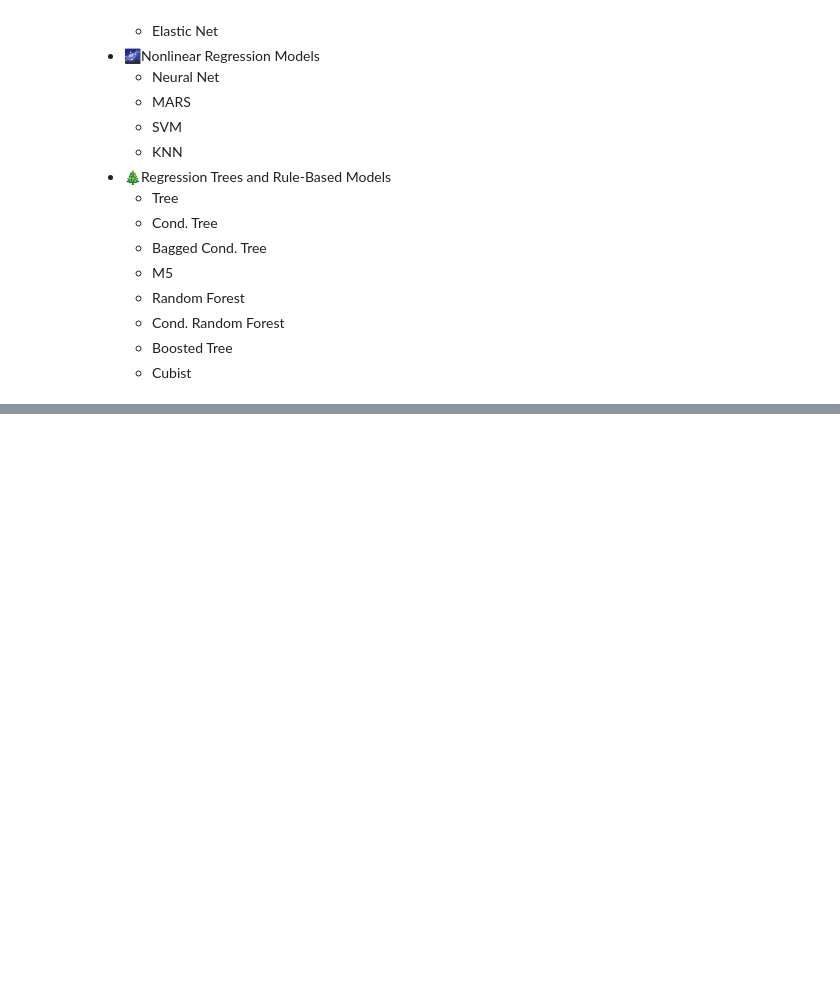
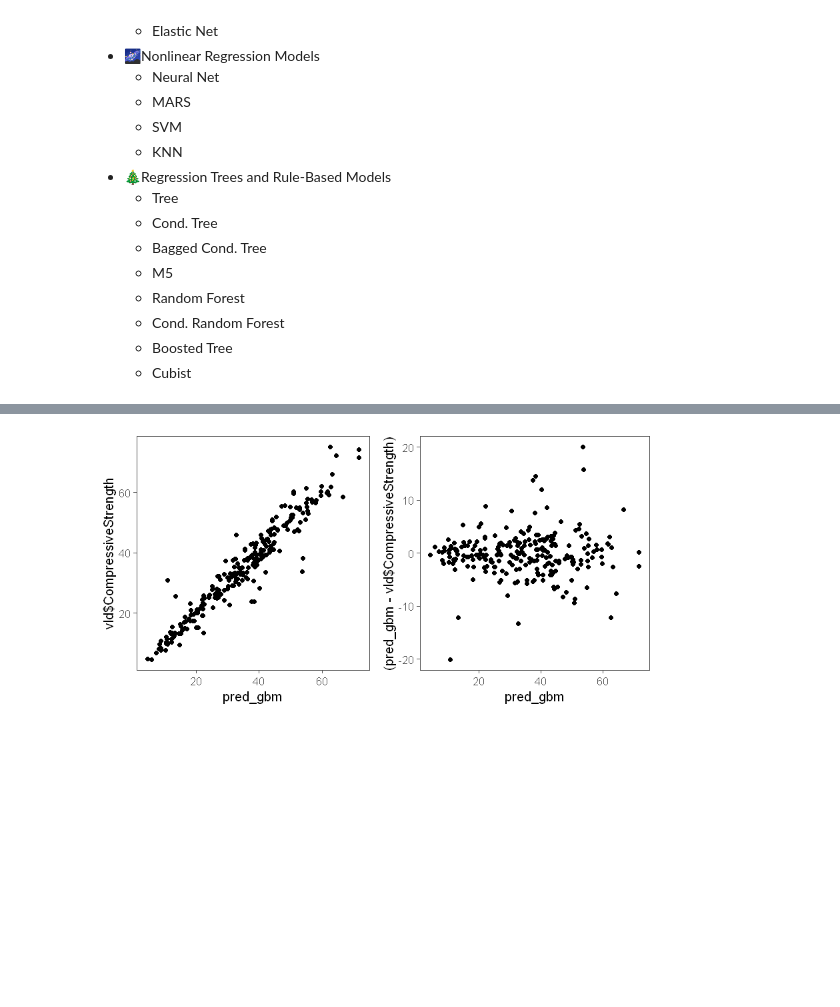
Before and after one commit to Randallzoeng/BookClub, a Jupyter notebook: AppliedPredictiveModeling/Chap. 10 Case Study Compressive Strength of Concrete Mixture.ipynb, the cells around one changed output, grey strips where cells are left out. Drawn from its saved outputs; the diff is of its cells as text; code cells hidden in the pictures; blank space fills up the shorter version.

```diff
--- a/AppliedPredictiveModeling/Chap. 10 Case Study Compressive Strength of Concrete Mixture.ipynb
+++ b/AppliedPredictiveModeling/Chap. 10 Case Study Compressive Strength of Concrete Mixture.ipynb
@@ -335,0 +444,15 @@ fit_resamples <- resamples(list(
+# %%
+pred_gbm <- predict(fit_gbm,vld)
+pred_cubist <- predict(fit_cubist,vld)
+pred_rf <- predict(fit_rf,vld)
+# %%
+library(ggplot2)
+library(ggthemes)
+#pred vs. obs
+p3 <- ggplot(aes(x=pred_gbm,y=vld$CompressiveStrength),data=vld) + geom_point() + theme_few()
+#pred vs rsd
+p4 <- ggplot(aes(x=pred_gbm,y=(pred_gbm-vld$CompressiveStrength)),data=vld) + geom_point() + theme_few()
+
+grid.arrange(p3,p4,ncol=2,nrow=2)
+# %% [output]
+[figure, added]
```
Also changed, not shown: parts of 17 cells of this notebook.
